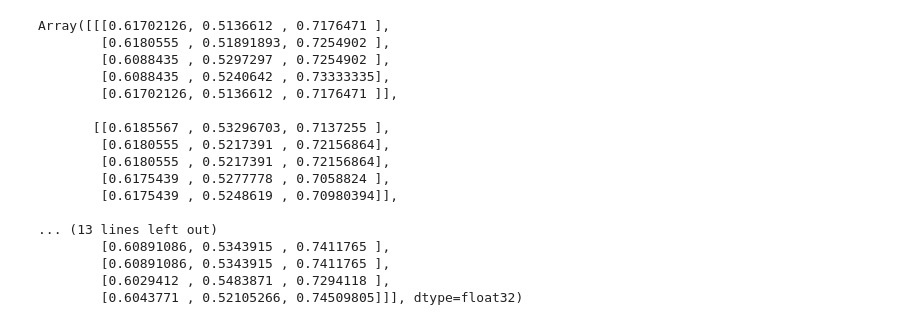
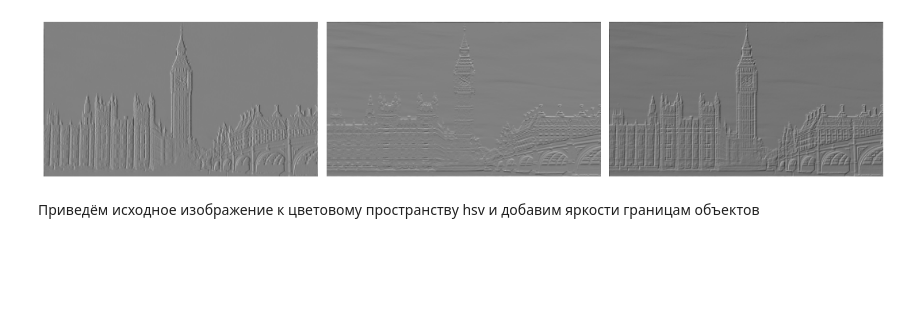
Before and after one commit to salexey1990/gb, a Jupyter notebook: cv/cv01.ipynb, the cells around one changed output. Saved outputs shown, nothing was run; the diff lists cells and outputs as text; code cells hidden in the pictures; blank space fills up the shorter version.

```diff
--- a/cv/cv01.ipynb
+++ b/cv/cv01.ipynb
@@ -79,21 +130,22 @@ def hsv2rgb(hsv):
+# %%
+# Посмотрим что получилось
+fig, axes = plt.subplots(ncols=3, sharex=True, sharey=True,
+                         figsize=(15, 4))
+
+axes[0].imshow(out_img_v, cmap=plt.cm.gray)
+
+axes[1].imshow(out_img_h, cmap=plt.cm.gray)
+
+axes[2].imshow(out_img, cmap=plt.cm.gray)
+
+for ax in axes:
+    ax.axis('off')
+
+plt.tight_layout()
+plt.show()
+# %% [output]
+[figure, added]
+# %% [markdown]
+Приведём исходное изображение к цветовому пространству hsv и добавим яркости границам объектов
 # %%
 hsv_img = rgb2hsv(img)
-hsv_img[:5, :5, :]
-# %% [output]
-Array([[[0.61702126, 0.5136612 , 0.7176471 ],
-        [0.6180555 , 0.51891893, 0.7254902 ],
-        [0.6088435 , 0.5297297 , 0.7254902 ],
-        [0.6088435 , 0.5240642 , 0.73333335],
-        [0.61702126, 0.5136612 , 0.7176471 ]],
-
-       [[0.6185567 , 0.53296703, 0.7137255 ],
-        [0.6180555 , 0.5217391 , 0.72156864],
-        [0.6180555 , 0.5217391 , 0.72156864],
-        [0.6175439 , 0.5277778 , 0.7058824 ],
-        [0.6175439 , 0.5248619 , 0.70980394]],
-
-... (13 lines left out)
-        [0.60891086, 0.5343915 , 0.7411765 ],
-        [0.60891086, 0.5343915 , 0.7411765 ],
-        [0.6029412 , 0.5483871 , 0.7294118 ],
-        [0.6043771 , 0.52105266, 0.74509805]]], dtype=float32)
```
Also changed, not shown: parts of 26 cells of this notebook.
